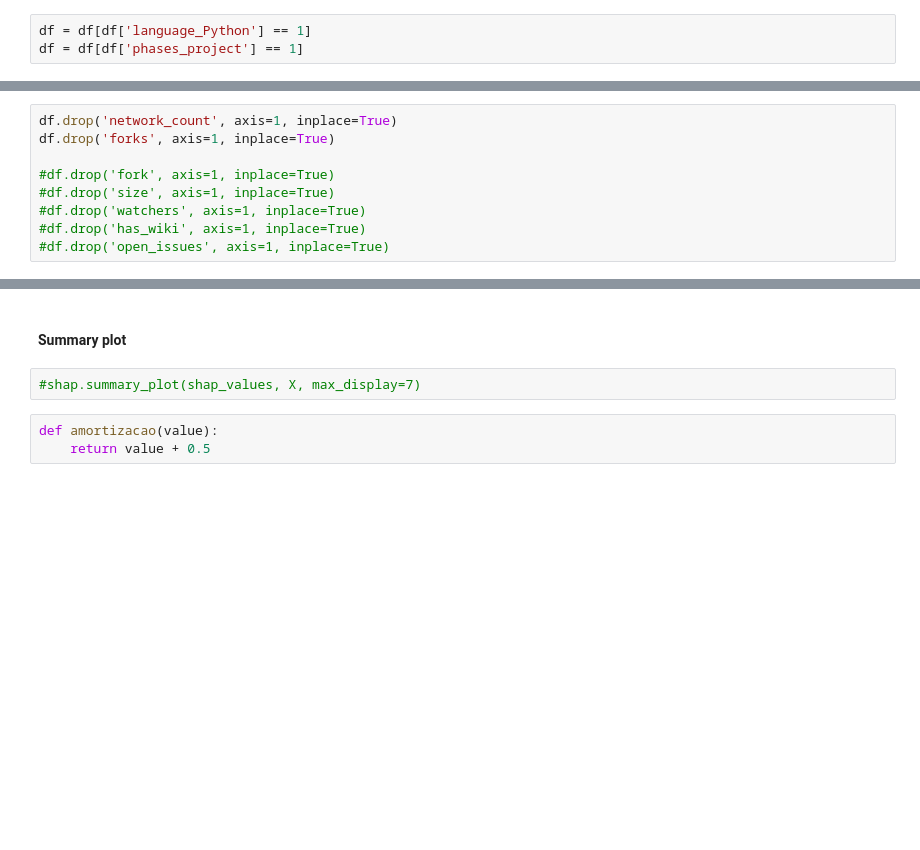
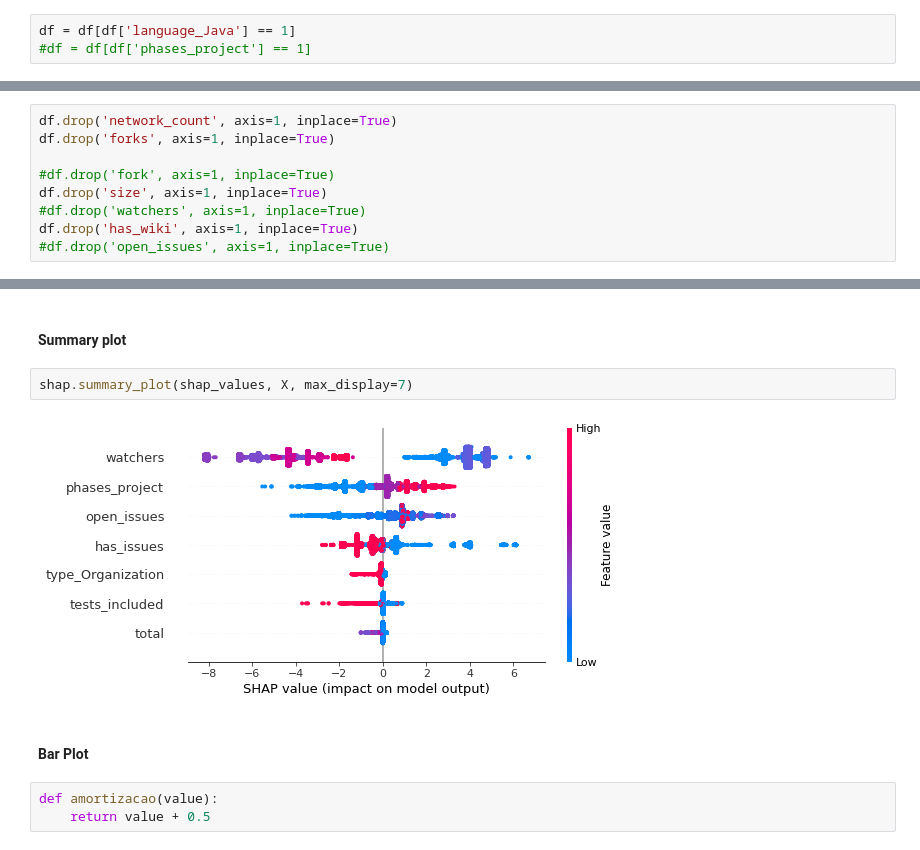
Before and after one commit to gesteves91/software-engineering-ml, a Jupyter notebook: notebooks/07-shap.ipynb, the cells around one changed output, grey strips where cells are left out. Saved outputs shown, nothing was run; the diff lists cells and outputs as text; blank space fills up the shorter version.

Commit message:
change the main shap notebook to support nivio changes

```diff
--- a/notebooks/07-shap.ipynb
+++ b/notebooks/07-shap.ipynb
@@ -30,8 +30,8 @@ cols = df.columns[df.dtypes.eq('object')]
 # convert to numeric these columns
 df[cols] = df[cols].apply(pd.to_numeric, errors='coerce')
 # %%
-df = df[df['language_Python'] == 1]
-df = df[df['phases_project'] == 1]
+df = df[df['language_Java'] == 1]
+#df = df[df['phases_project'] == 1]
 # %%
 df.shape
 # %% [output]
@@ -47,9 +48,9 @@ df.drop('network_count', axis=1, inplace=True)
 df.drop('forks', axis=1, inplace=True)
 
 #df.drop('fork', axis=1, inplace=True)
-#df.drop('size', axis=1, inplace=True)
+df.drop('size', axis=1, inplace=True)
 #df.drop('watchers', axis=1, inplace=True)
-#df.drop('has_wiki', axis=1, inplace=True)
+df.drop('has_wiki', axis=1, inplace=True)
 #df.drop('open_issues', axis=1, inplace=True)
 # %%
 # dropping the columns that we do not need
@@ -94,7 +95,11 @@ shap_values = explainer.shap_values(X)
 # %% [markdown]
 #### Summary plot
 # %%
-#shap.summary_plot(shap_values, X, max_display=7)
+shap.summary_plot(shap_values, X, max_display=7)
+# %% [output]
+[figure, added]
+# %% [markdown]
+#### Bar Plot
 # %%
 def amortizacao(value):
     return value + 0.5
```
Also changed, not shown: parts of 2 cells of this notebook.
